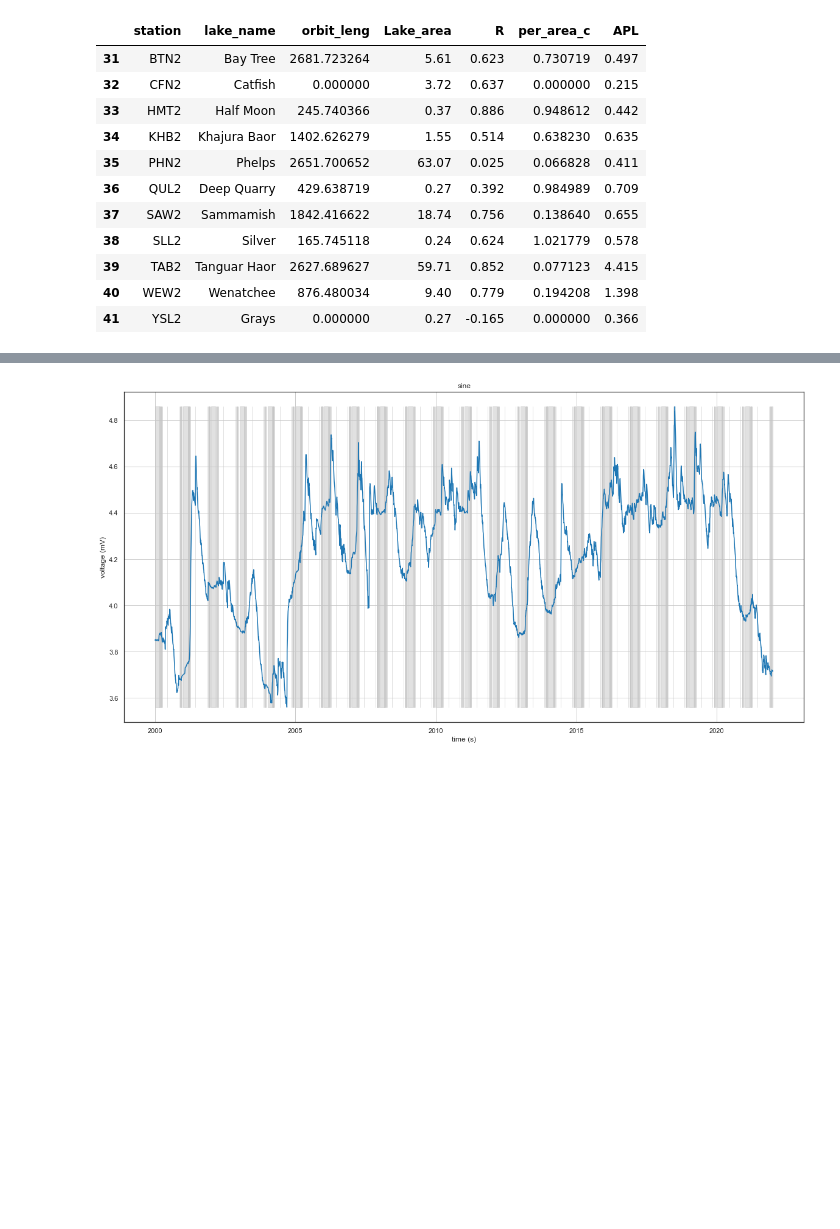
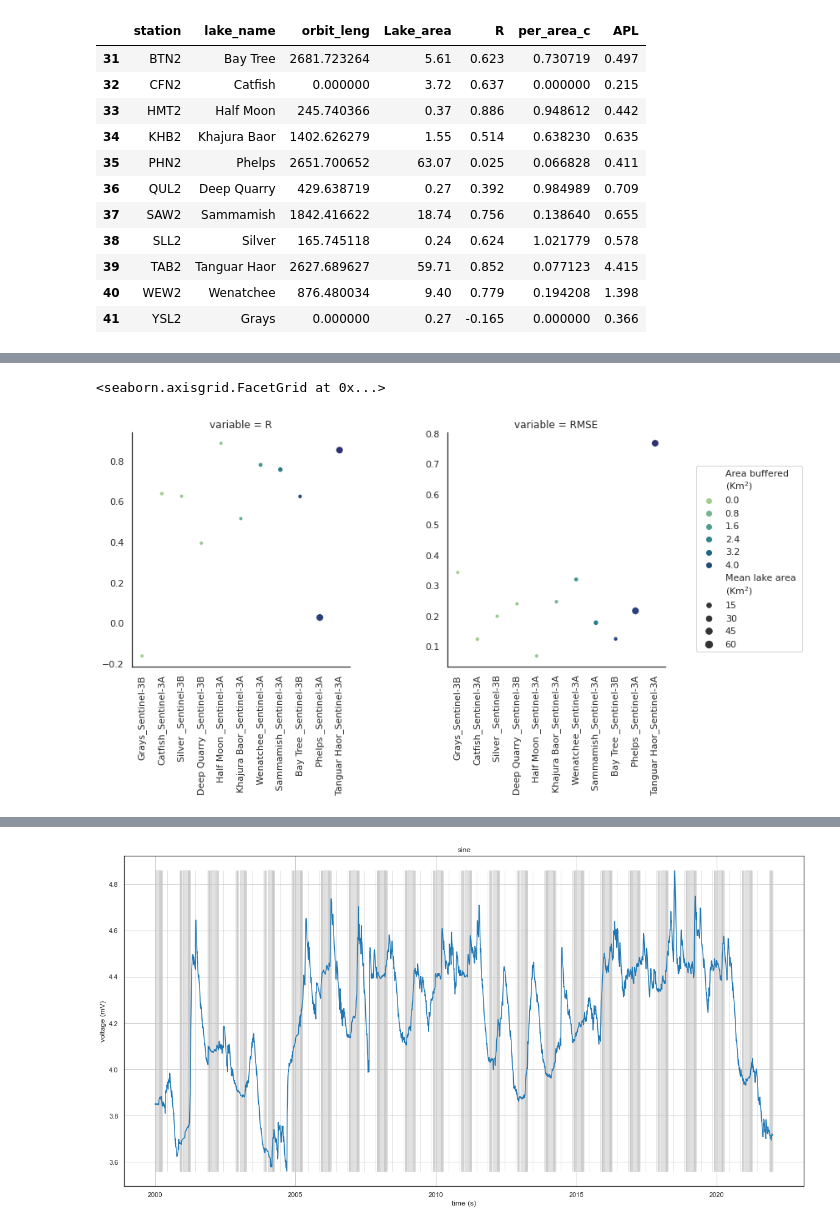
Before and after one commit to anmagomez/radar_altimetry_eval, a Jupyter notebook: src/rapid_request.ipynb, the cells around one changed output, grey strips where cells are left out. Drawn from its saved outputs; the diff is of its cells as text; code cells hidden in the pictures; blank space fills up the shorter version.

```diff
--- a/src/rapid_request.ipynb
+++ b/src/rapid_request.ipynb
@@ -1306 +1349,14 @@ del df
+# %%
+time_fig=datetime.now().strftime("%Y%m%d_%H_%M")
+
+name_fig='LOCSS_area_orbitlg'
+file_name_fig='../data/results/'+name_fig+'_'+time_fig+'_all.png'
+
+save_fig=False
+
+g=fig_areas(df_t, file_name_fig, name_fig, save_fig, leg2_pos=7)
+g
+# %% [output]
+<seaborn.axisgrid.FacetGrid at 0x...>
+[figure, added]
 # %%
```
Also changed, not shown: parts of 16 cells of this notebook.
